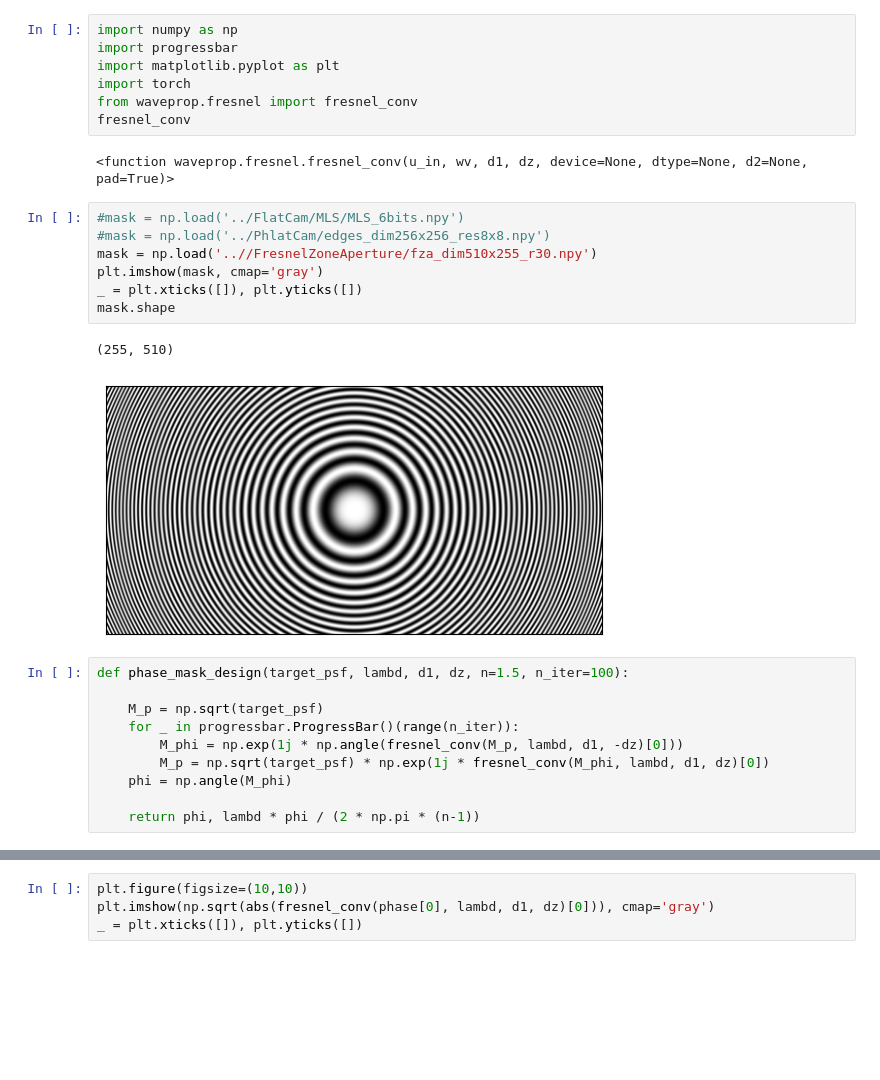
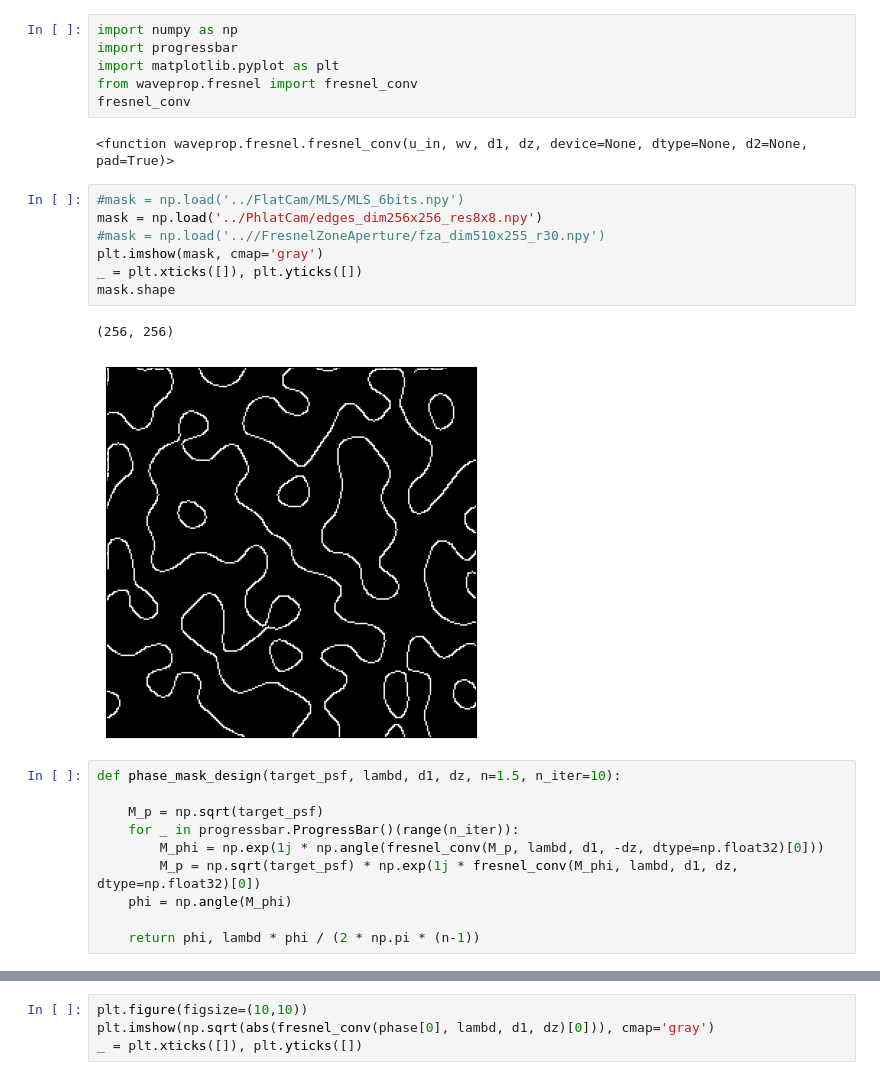
Before and after one commit to LCAV/LenslessPiCam, a Jupyter notebook: masks/mask_class/iterative_phase_retrieval.ipynb, the cells around one changed output, grey strips where cells are left out. Saved outputs shown, nothing was run; the diff lists cells and outputs as text; blank space fills up the shorter version.

Commit message:
testing phase retrieval

```diff
--- a/masks/mask_class/iterative_phase_retrieval.ipynb
+++ b/masks/mask_class/iterative_phase_retrieval.ipynb
@@ -2,28 +2,27 @@
 import numpy as np
 import progressbar
 import matplotlib.pyplot as plt
-import torch
 from waveprop.fresnel import fresnel_conv
 fresnel_conv
 # %% [output]
 <function waveprop.fresnel.fresnel_conv(u_in, wv, d1, dz, device=None, dtype=None, d2=None, pad=True)>
 # %%
 #mask = np.load('../FlatCam/MLS/MLS_6bits.npy')
-#mask = np.load('../PhlatCam/edges_dim256x256_res8x8.npy')
-mask = np.load('..//FresnelZoneAperture/fza_dim510x255_r30.npy')
+mask = np.load('../PhlatCam/edges_dim256x256_res8x8.npy')
+#mask = np.load('..//FresnelZoneAperture/fza_dim510x255_r30.npy')
 plt.imshow(mask, cmap='gray')
 _ = plt.xticks([]), plt.yticks([])
 mask.shape
 # %% [output]
-(255, 510)
+(256, 256)
-[figure, old version]
+[figure, new version]
 # %%
-def phase_mask_design(target_psf, lambd, d1, dz, n=1.5, n_iter=100):
+def phase_mask_design(target_psf, lambd, d1, dz, n=1.5, n_iter=10):
 
     M_p = np.sqrt(target_psf)
     for _ in progressbar.ProgressBar()(range(n_iter)):
-        M_phi = np.exp(1j * np.angle(fresnel_conv(M_p, lambd, d1, -dz)[0]))
-        M_p = np.sqrt(target_psf) * np.exp(1j * fresnel_conv(M_phi, lambd, d1, dz)[0])
+        M_phi = np.exp(1j * np.angle(fresnel_conv(M_p, lambd, d1, -dz, dtype=np.float32)[0]))
+        M_p = np.sqrt(target_psf) * np.exp(1j * fresnel_conv(M_phi, lambd, d1, dz, dtype=np.float32)[0])
     phi = np.angle(M_phi)
 
     return phi, lambd * phi / (2 * np.pi * (n-1))
```
Also changed, not shown: parts of 3 cells of this notebook, 2 other files.
